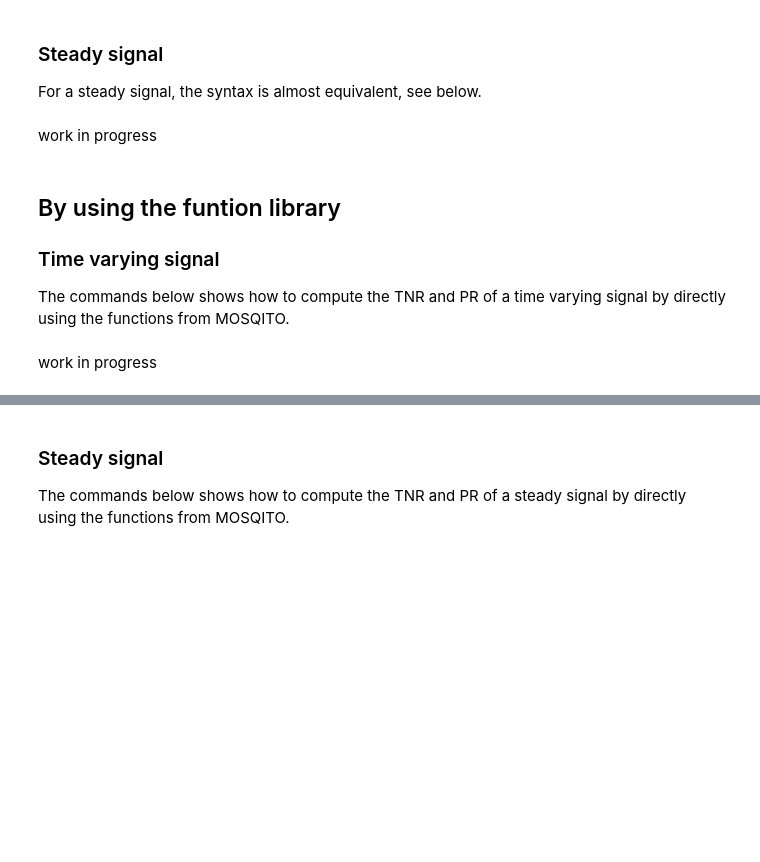
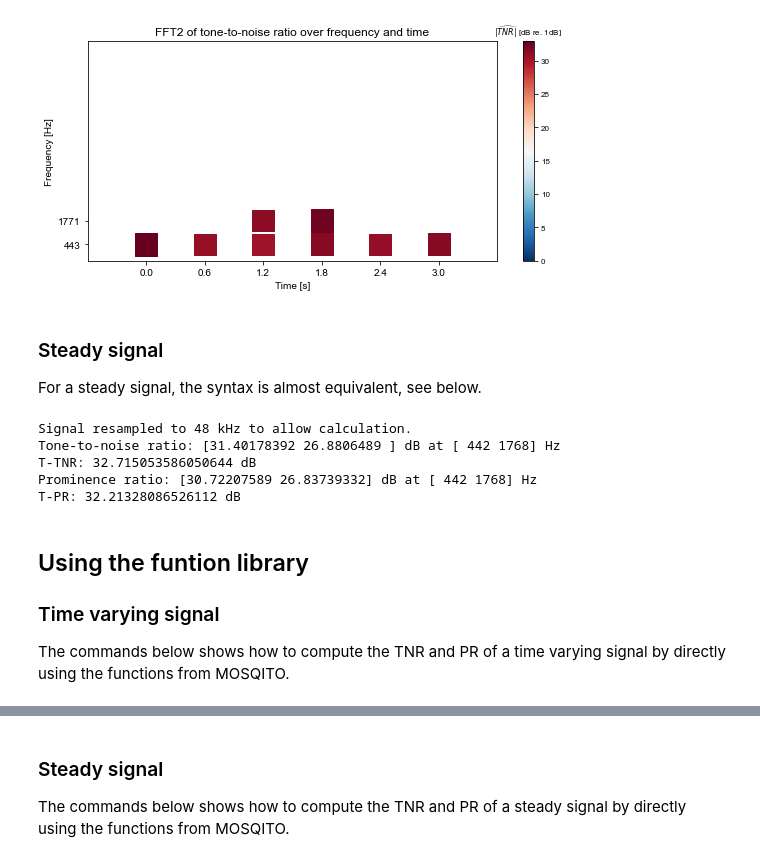
Before and after one commit to Eomys/MoSQITo, a Jupyter notebook: tutorials/tuto_TNR_PR.ipynb, the cells around one changed output, grey strips where cells are left out. Drawn from its saved outputs; the diff is of its cells as text; code cells hidden in the pictures; blank space fills up the shorter version.

Commit message:
[NF] all metrics tutorials running with SciDataTool plots

```diff
--- a/tutorials/tuto_TNR_PR.ipynb
+++ b/tutorials/tuto_TNR_PR.ipynb
@@ -13,0 +16,16 @@ work in progress
+# %%
+# Add MOSQITO to the Python path
+import sys
+sys.path.append('..')
+
+# Import MOSQITO color sheme [Optional]
+from mosqito import COLORS
+
+# Import Audio class
+from mosqito.classes.Audio import Audio
+
+# Create an Audio object
+test_signal = Audio(
+    "../mosqito/tests/tonality_tnr_pr/white_noise_442_1768_Hz_varying.wav",
+    calib=0.01
+)
@@ -14,11 +44,38 @@ work in progress
+# %%
+test_signal.tonality["tnr"].plot_3D_Data(
+        "freqs",
+        "time",
+        is_switch_axes=True,
+        is_2D_view=True,
+    )
+# %% [output]
+[figure, added]
 # %% [markdown]
 ### Steady signal
 For a steady signal, the syntax is almost equivalent, see below.
-# %% [markdown]
-work in progress
+# %%
+# Create an Audio object
+steadynoise = Audio(
+    "../mosqito/tests/tonality_tnr_pr/white_noise_442_1768_Hz_stationary.wav",
+    calib=0.01,
+    is_stationary=True
+)
+
+# Compute TNR and PR
+steadynoise.compute_tnr_pr(method="all",prominence=True)
+
+# Print the results
+print("Tone-to-noise ratio:" , steadynoise.tonality["tnr"].values , "dB at", steadynoise.tonality["tnr"].axes[0].values, "Hz")
+print("T-TNR:", steadynoise.tonality["ttnr"],"dB")
+print("Prominence ratio:" , steadynoise.tonality["pr"].values , "dB at", steadynoise.tonality["pr"].axes[0].values, "Hz")
+print("T-PR:", steadynoise.tonality["tpr"],"dB")
+# %% [output]
+Signal resampled to 48 kHz to allow calculation.
+Tone-to-noise ratio: [31.40178392 26.8806489 ] dB at [ 442 1768] Hz
+T-TNR: 32.715053586050644 dB
+Prominence ratio: [30.72207589 26.83739332] dB at [ 442 1768] Hz
+T-PR: 32.21328086526112 dB
 # %% [markdown]
-## By using the funtion library
+## Using the funtion library
 ### Time varying signal
 The commands below shows how to compute the TNR and PR of a time varying signal by directly using the functions from MOSQITO.
-# %% [markdown]
-work in progress
```
Also changed, not shown: parts of 16 cells of this notebook, 3 other files.
